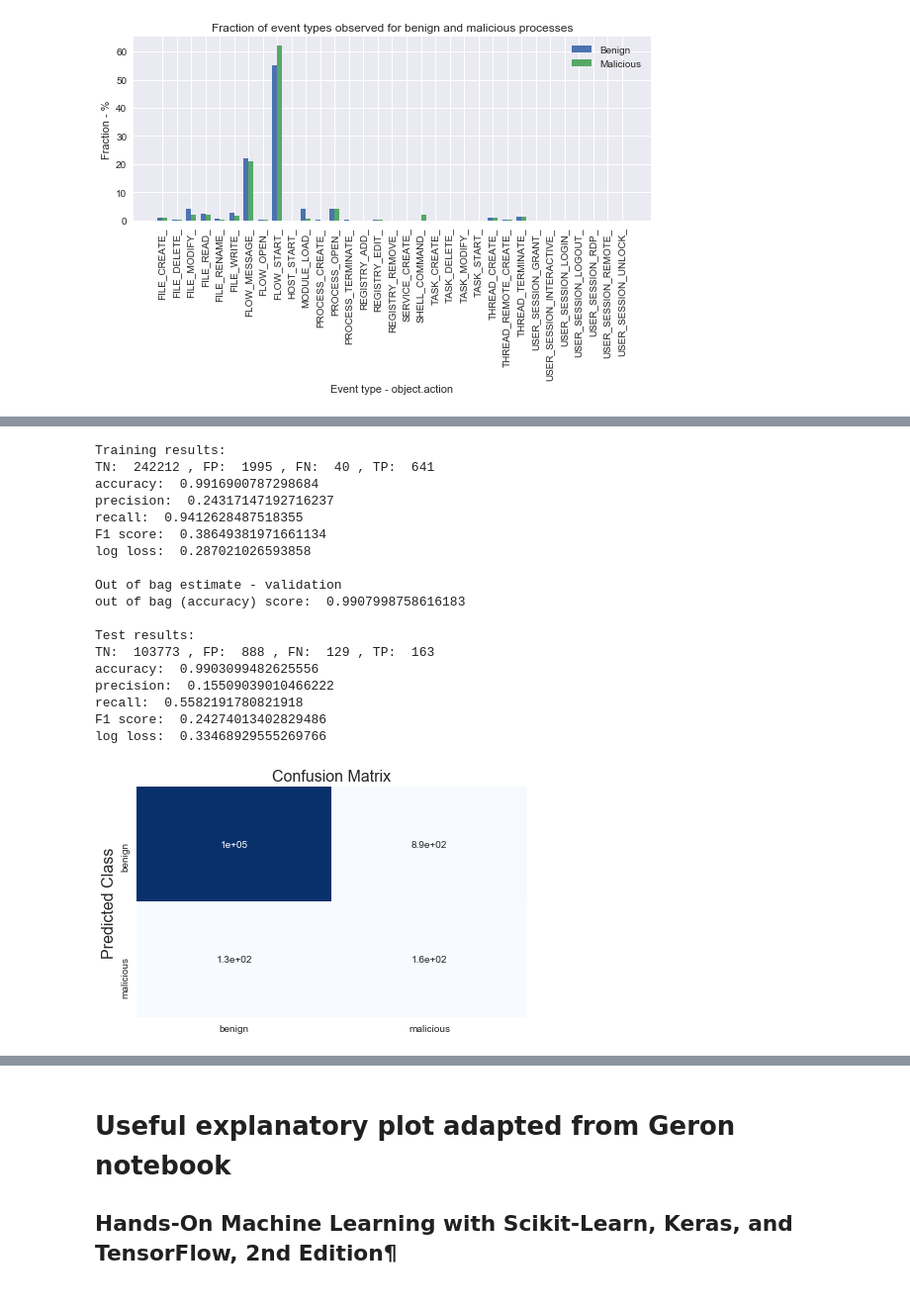
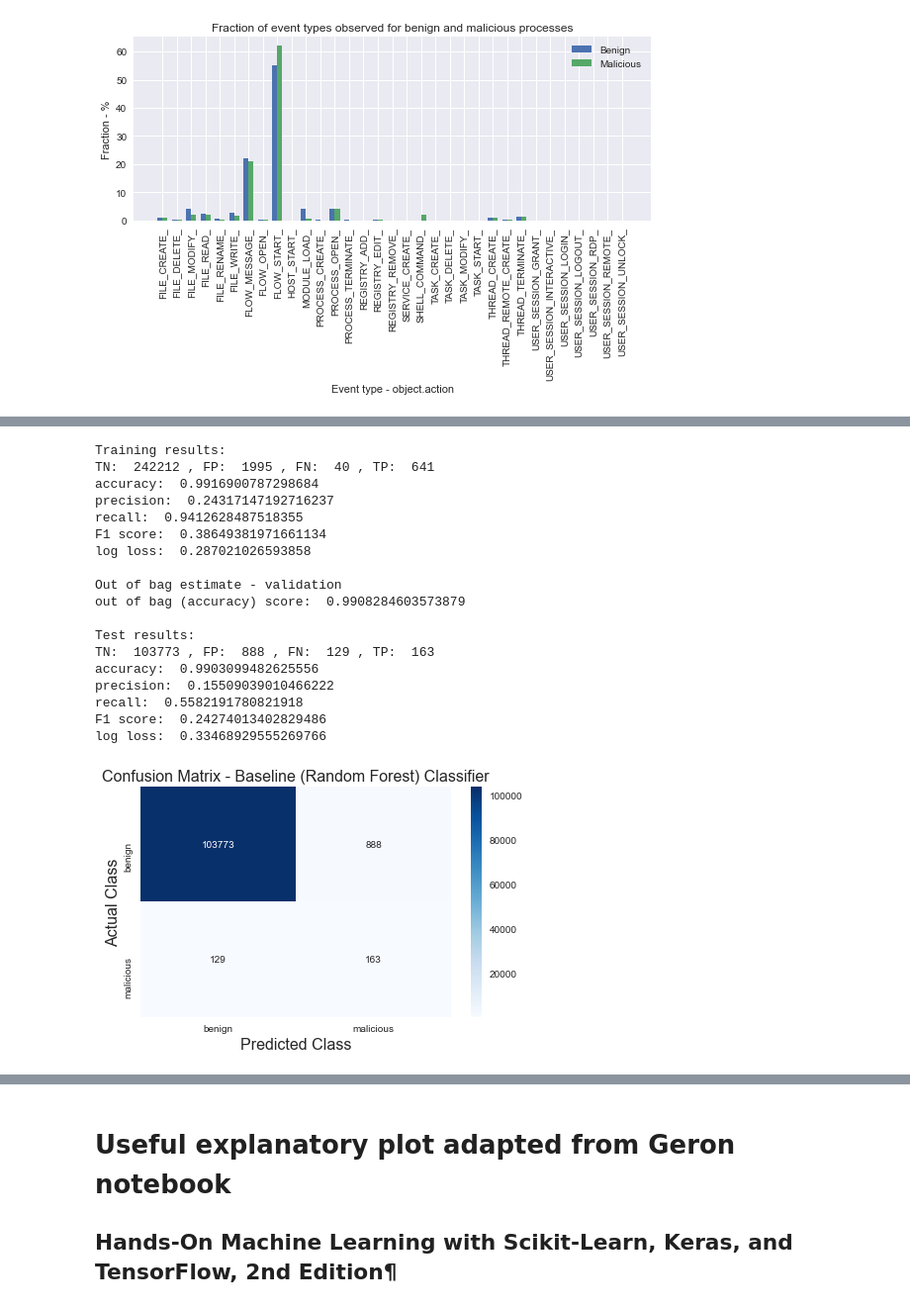
Before and after one commit to SparkyAndy/XCS229ii-FinalProject, a Jupyter notebook: ClassifyingComputerProcessesDarpaOpTCBaselineModel.ipynb, the cells around one changed output, grey strips where cells are left out. Shown at 99% size. Saved outputs shown, nothing was run; the diff lists cells and outputs as text; code cells hidden in the pictures.

```diff
--- a/ClassifyingComputerProcessesDarpaOpTCBaselineModel.ipynb
+++ b/ClassifyingComputerProcessesDarpaOpTCBaselineModel.ipynb
@@ -67,5 +67,5 @@ Accepted for ACM Symposium on Access Control Models and Technologies (SACMAT), 1
 # %%
-datafile = "C:/Users/arvea/Downloads/darpa_data_revised.csv"
+datafile = "/Users/andrewveal/Downloads/darpa_data_revised.csv"
 dftest = pd.read_csv(datafile, index_col=0)
 print(dftest.shape)
 print(dftest.iloc[0])
@@ -308,39 +306,40 @@ matrix = confusion_matrix(y_test, y_test_predict)
 
 class_names = ['benign', 'malicious']
 
 dataframe = pd.DataFrame(matrix, index=class_names, columns=class_names)
 
-# Create heatmap
+# Create heatmap - note that there is an error in the code in the O'Reilly book ...
 
 print("\n")
 
 %matplotlib inline
 # Set the style
-sns.heatmap(dataframe, annot=True, cbar=None, cmap="Blues")
-plt.title("Confusion Matrix", fontsize=16)
+sns.heatmap(dataframe, annot=True, fmt='d', cmap="Blues")
+plt.title("Confusion Matrix - Baseline (Random Forest) Classifier", fontsize=16)
 plt.tight_layout()
-plt.ylabel("Predicted Class", fontsize=16)
+plt.xlabel("Predicted Class", fontsize=16)
+plt.ylabel("Actual Class", fontsize=16)
 plt.show()
 # %% [output]
 Training results:
 TN:  242212 , FP:  1995 , FN:  40 , TP:  641
 accuracy:  0.9916900787298684
 precision:  0.24317147192716237
 recall:  0.9412628487518355
 F1 score:  0.38649381971661134
 log loss:  0.287021026593858
 
 Out of bag estimate - validation
-out of bag (accuracy) score:  0.9907998758616183
+out of bag (accuracy) score:  0.9908284603573879
 
 Test results:
 TN:  103773 , FP:  888 , FN:  129 , TP:  163
 accuracy:  0.9903099482625556
 precision:  0.15509039010466222
 recall:  0.5582191780821918
 F1 score:  0.24274013402829486
 log loss:  0.33468929555269766
-[figure, old version]
+[figure, new version]
 # %% [markdown]
 # Feature Importance and Feature Selection for Random Forest
 
```
Also changed, not shown: parts of 18 cells of this notebook.
